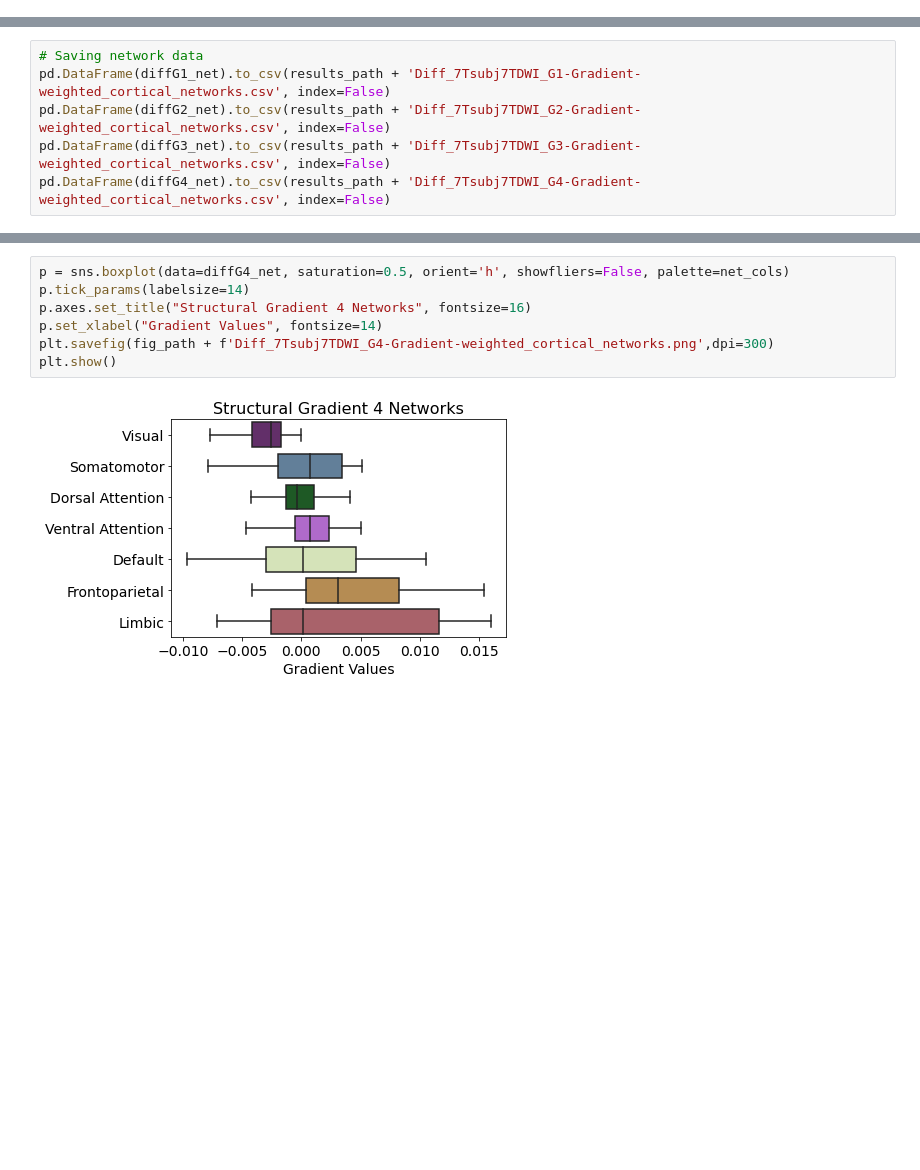
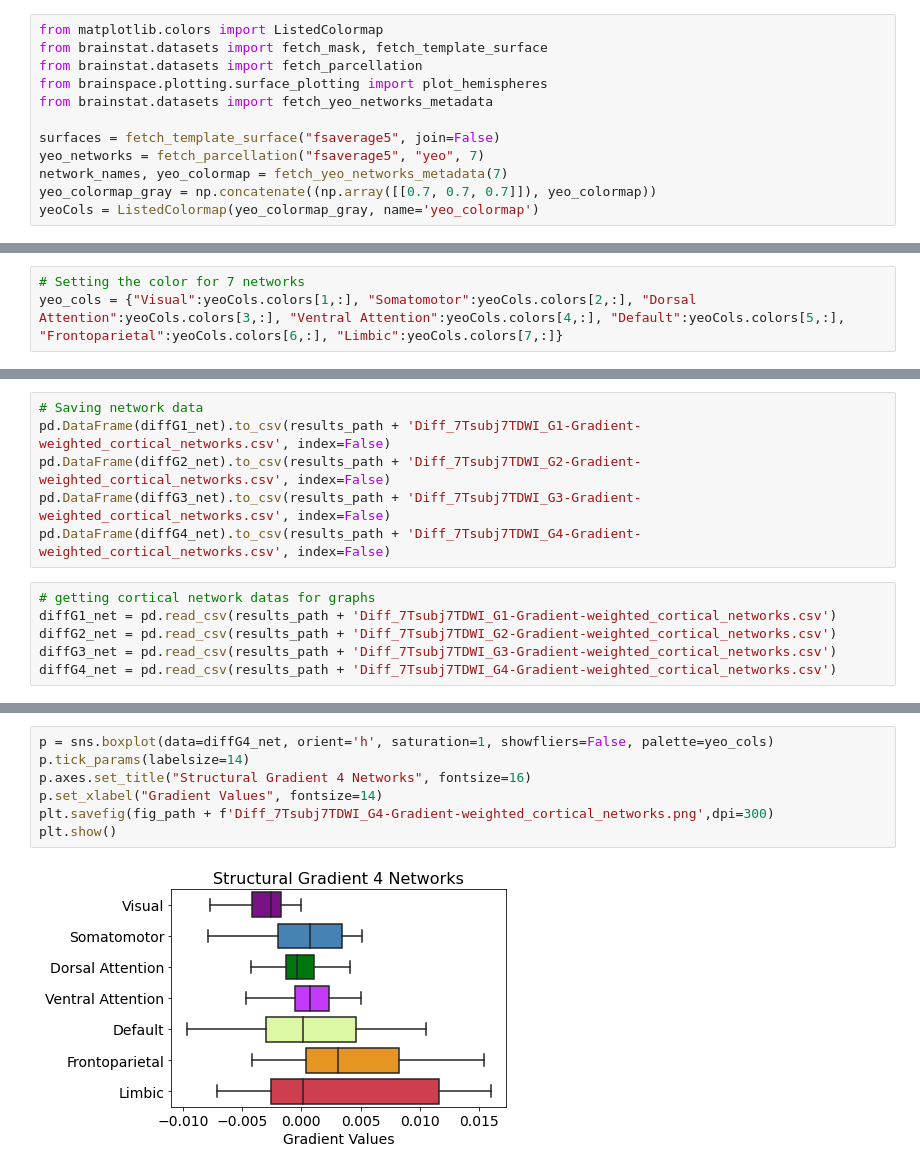
Before and after one commit to sudesnac/HumanBF-Connectivity, a Jupyter notebook: notebook/g-wCtx_networks.ipynb, the cells around one changed output, grey strips where cells are left out. Drawn from its saved outputs; the diff is of its cells as text; blank space fills up the shorter version.

```diff
--- a/notebook/g-wCtx_networks.ipynb
+++ b/notebook/g-wCtx_networks.ipynb
@@ -189,0 +182,12 @@ fig.show()
+# %%
+from matplotlib.colors import ListedColormap
+from brainstat.datasets import fetch_mask, fetch_template_surface
+from brainstat.datasets import fetch_parcellation
+from brainspace.plotting.surface_plotting import plot_hemispheres
+from brainstat.datasets import fetch_yeo_networks_metadata
+
+surfaces = fetch_template_surface("fsaverage5", join=False)
+yeo_networks = fetch_parcellation("fsaverage5", "yeo", 7)
+network_names, yeo_colormap = fetch_yeo_networks_metadata(7)
+yeo_colormap_gray = np.concatenate((np.array([[0.7, 0.7, 0.7]]), yeo_colormap))
+yeoCols = ListedColormap(yeo_colormap_gray, name='yeo_colormap')
@@ -235,0 +287,3 @@ net_cols = {"Visual":"#781286", "Somatomotor":"#4682b4", "Dorsal Attention":"#00
+# %%
+# Setting the color for 7 networks
+yeo_cols = {"Visual":yeoCols.colors[1,:], "Somatomotor":yeoCols.colors[2,:], "Dorsal Attention":yeoCols.colors[3,:], "Ventral Attention":yeoCols.colors[4,:], "Default":yeoCols.colors[5,:], "Frontoparietal":yeoCols.colors[6,:], "Limbic":yeoCols.colors[7,:]}
@@ -310,4 +379,10 @@ pd.DataFrame(diffG1_net).to_csv(results_path + 'Diff_7Tsubj7TDWI_G1-Gradient-wei
 pd.DataFrame(diffG2_net).to_csv(results_path + 'Diff_7Tsubj7TDWI_G2-Gradient-weighted_cortical_networks.csv', index=False)
 pd.DataFrame(diffG3_net).to_csv(results_path + 'Diff_7Tsubj7TDWI_G3-Gradient-weighted_cortical_networks.csv', index=False)
 pd.DataFrame(diffG4_net).to_csv(results_path + 'Diff_7Tsubj7TDWI_G4-Gradient-weighted_cortical_networks.csv', index=False)
+# %%
+# getting cortical network datas for graphs
+diffG1_net = pd.read_csv(results_path + 'Diff_7Tsubj7TDWI_G1-Gradient-weighted_cortical_networks.csv')
+diffG2_net = pd.read_csv(results_path + 'Diff_7Tsubj7TDWI_G2-Gradient-weighted_cortical_networks.csv')
+diffG3_net = pd.read_csv(results_path + 'Diff_7Tsubj7TDWI_G3-Gradient-weighted_cortical_networks.csv')
+diffG4_net = pd.read_csv(results_path + 'Diff_7Tsubj7TDWI_G4-Gradient-weighted_cortical_networks.csv')
 # %%
@@ -340,9 +415,9 @@ plt.show()
 # %%
-p = sns.boxplot(data=diffG4_net, saturation=0.5, orient='h', showfliers=False, palette=net_cols)
+p = sns.boxplot(data=diffG4_net, orient='h', saturation=1, showfliers=False, palette=yeo_cols)
 p.tick_params(labelsize=14)
 p.axes.set_title("Structural Gradient 4 Networks", fontsize=16)
 p.set_xlabel("Gradient Values", fontsize=14)
 plt.savefig(fig_path + f'Diff_7Tsubj7TDWI_G4-Gradient-weighted_cortical_networks.png',dpi=300)
 plt.show()
 # %% [output]
-[figure, old version]
+[figure, new version]
```
Also changed, not shown: parts of 14 cells of this notebook, 15 other files.
